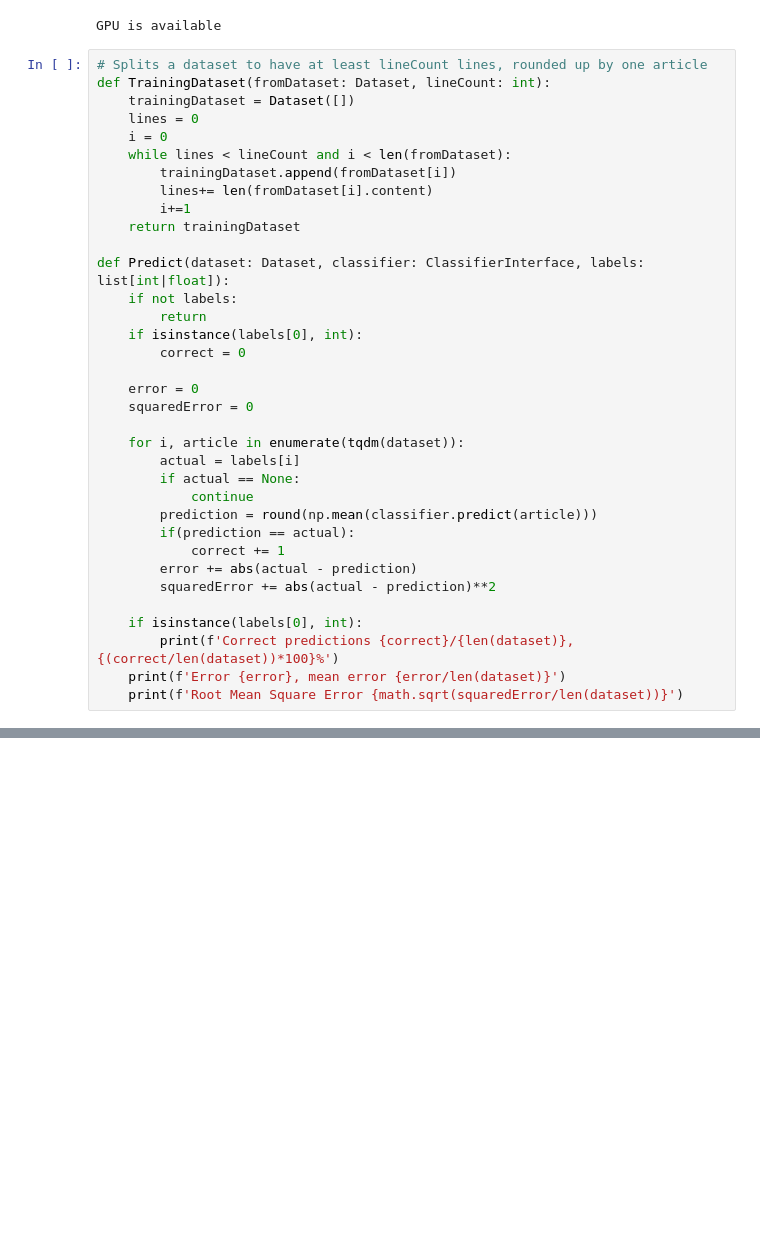
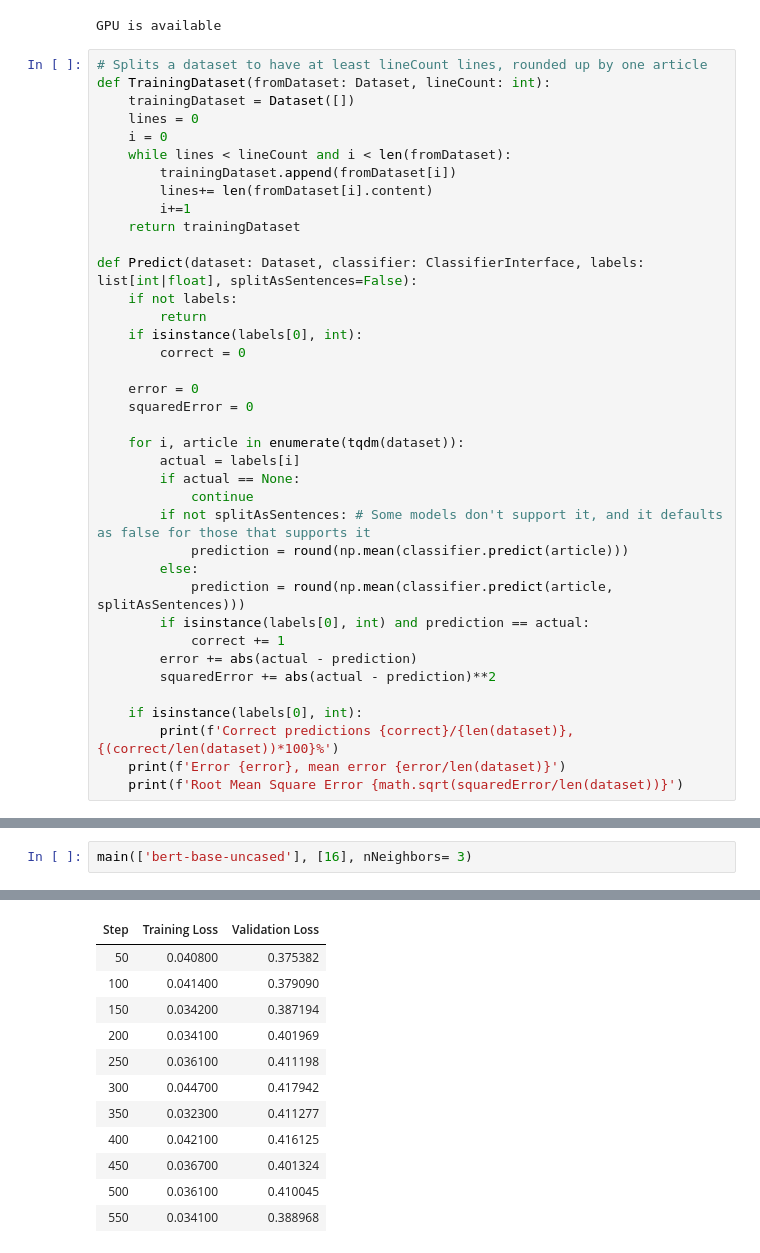
Before and after one commit to UP-4303/newspaper-in-education, a Jupyter notebook: nie/main.ipynb, the cells around one changed output, grey strips where cells are left out. Drawn from its saved outputs; the diff is of its cells as text; blank space fills up the shorter version.

```diff
--- a/nie/main.ipynb
+++ b/nie/main.ipynb
@@ -44,7 +44,7 @@ def TrainingDataset(fromDataset: Dataset, lineCount: int):
         i+=1
     return trainingDataset
 
-def Predict(dataset: Dataset, classifier: ClassifierInterface, labels: list[int|float]):
+def Predict(dataset: Dataset, classifier: ClassifierInterface, labels: list[int|float], splitAsSentences=False):
     if not labels:
         return
     if isinstance(labels[0], int):
@@ -57,8 +57,11 @@ def Predict(dataset: Dataset, classifier: ClassifierInterface, labels: list[int|
         actual = labels[i]
         if actual == None:
             continue
-        prediction = round(np.mean(classifier.predict(article)))
-        if(prediction == actual):
+        if not splitAsSentences: # Some models don't support it, and it defaults as false for those that supports it
+            prediction = round(np.mean(classifier.predict(article)))
+        else:
+            prediction = round(np.mean(classifier.predict(article, splitAsSentences)))
+        if isinstance(labels[0], int) and prediction == actual:
             correct += 1
         error += abs(actual - prediction)
         squaredError += abs(actual - prediction)**2
@@ -97,0 +187,3 @@ def main():
+# %%
+main(['bert-base-uncased'], [16], nNeighbors= 3)
+# %% [output]
@@ -97,0 +194,12 @@ def main():
+| Step | Training Loss | Validation Loss |
+| 50 | 0.040800 | 0.375382 |
+| 100 | 0.041400 | 0.379090 |
+| 150 | 0.034200 | 0.387194 |
+| 200 | 0.034100 | 0.401969 |
+| 250 | 0.036100 | 0.411198 |
+| 300 | 0.044700 | 0.417942 |
+| 350 | 0.032300 | 0.411277 |
+| 400 | 0.042100 | 0.416125 |
+| 450 | 0.036700 | 0.401324 |
+| 500 | 0.036100 | 0.410045 |
+| 550 | 0.034100 | 0.388968 |
```
Also changed, not shown: parts of 8 cells of this notebook, 2 other files.
